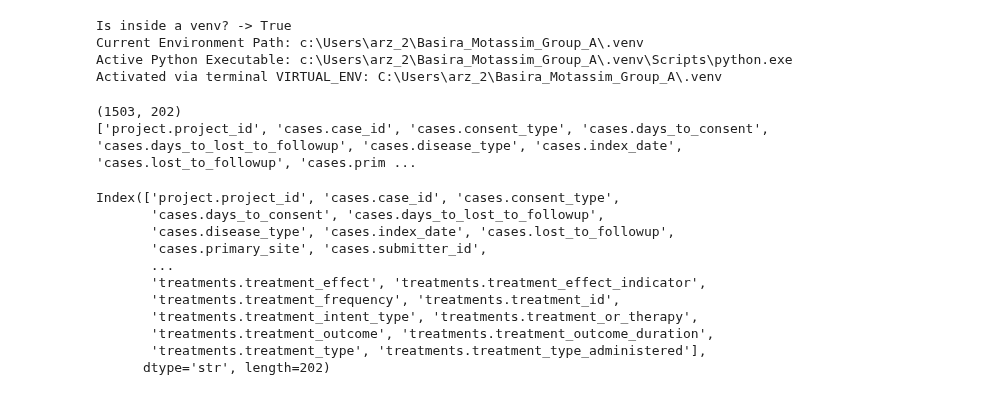
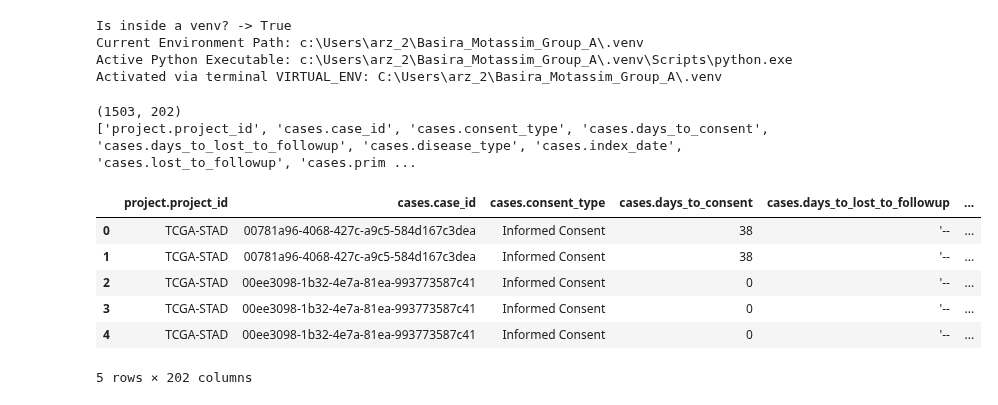
Before and after one commit to motassimkhan/Basira_Group_A, a Jupyter notebook: scripts/CohortDemographics.ipynb, the cells around one changed output. Cells and saved outputs as stored; diff of their text form; code cells hidden in the pictures.

```diff
--- a/scripts/CohortDemographics.ipynb
+++ b/scripts/CohortDemographics.ipynb
@@ -32,24 +20,20 @@ Activated via terminal VIRTUAL_ENV: C:\Users\arz_2\Basira_Motassim_Group_A\.venv
 # %%
 import pandas as pd, numpy as np
 from scipy import stats
 
 CLINICAL_FILE = r"C:\Users\arz_2\Basira_Motassim_Group_A\data_rna\clinical.cart.2026-10-06\clinical.tsv"   # edit this
 clin = pd.read_csv(CLINICAL_FILE, sep="\t", comment="#")
 print(clin.shape)
 print(list(clin.columns))
-clin.columns
+clin.head()
 # %% [output]
 (1503, 202)
 ['project.project_id', 'cases.case_id', 'cases.consent_type', 'cases.days_to_consent', 'cases.days_to_lost_to_followup', 'cases.disease_type', 'cases.index_date', 'cases.lost_to_followup', 'cases.prim ...
+|  | project.project_id | cases.case_id | cases.consent_type | cases.days_to_consent | cases.days_to_lost_to_followup | ... |
+| 0 | TCGA-STAD | 00781a96-4068-427c-a9c5-584d167c3dea | Informed Consent | 38 | '-- | ... |
+| 1 | TCGA-STAD | 00781a96-4068-427c-a9c5-584d167c3dea | Informed Consent | 38 | '-- | ... |
+| 2 | TCGA-STAD | 00ee3098-1b32-4e7a-81ea-993773587c41 | Informed Consent | 0 | '-- | ... |
+| 3 | TCGA-STAD | 00ee3098-1b32-4e7a-81ea-993773587c41 | Informed Consent | 0 | '-- | ... |
+| 4 | TCGA-STAD | 00ee3098-1b32-4e7a-81ea-993773587c41 | Informed Consent | 0 | '-- | ... |
-Index(['project.project_id', 'cases.case_id', 'cases.consent_type',
-       'cases.days_to_consent', 'cases.days_to_lost_to_followup',
-       'cases.disease_type', 'cases.index_date', 'cases.lost_to_followup',
-       'cases.primary_site', 'cases.submitter_id',
-       ...
-       'treatments.treatment_effect', 'treatments.treatment_effect_indicator',
-       'treatments.treatment_frequency', 'treatments.treatment_id',
-       'treatments.treatment_intent_type', 'treatments.treatment_or_therapy',
-       'treatments.treatment_outcome', 'treatments.treatment_outcome_duration',
-       'treatments.treatment_type', 'treatments.treatment_type_administered'],
-      dtype='str', length=202)
+5 rows × 202 columns
 # %%
```
Also changed, not shown: parts of 13 cells of this notebook, 1 other file.
